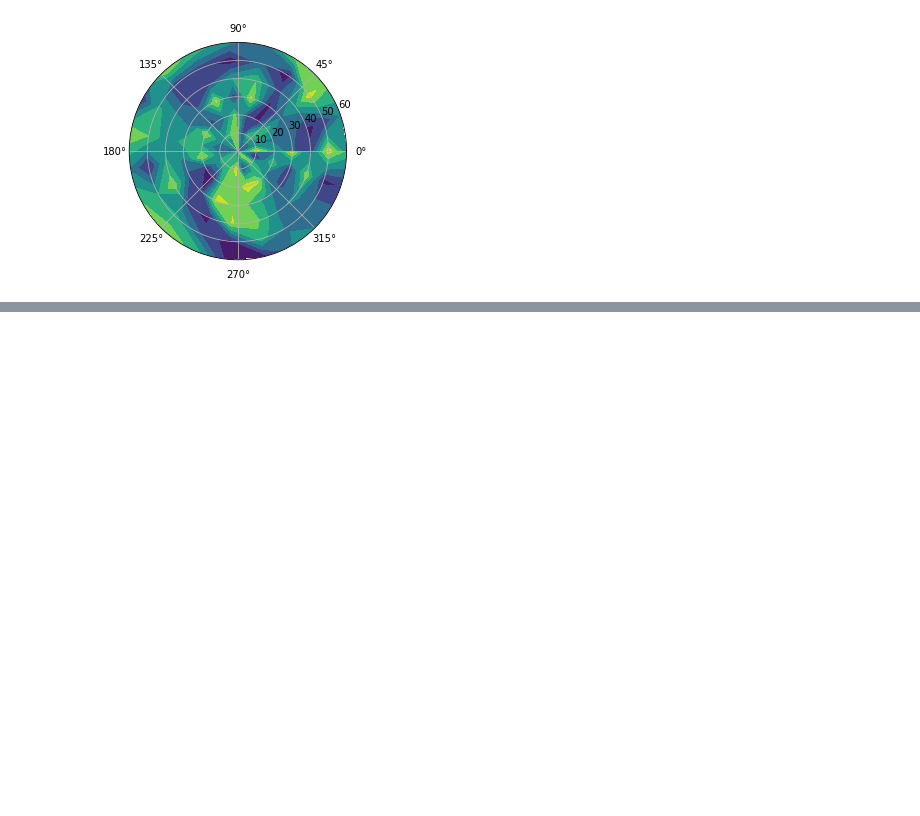
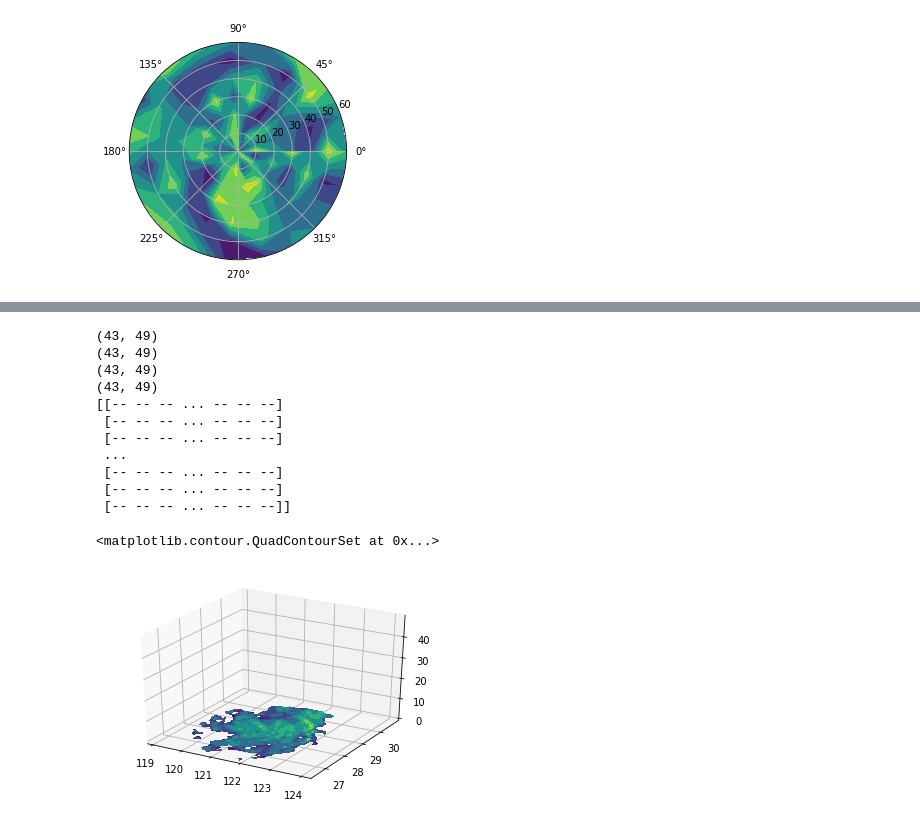
Before and after one commit to liyuan3970/study_demo, a Jupyter notebook: met_plot/rader/pup/test_demo.ipynb, the cells around one changed output, grey strips where cells are left out. Saved outputs shown, nothing was run; the diff lists cells and outputs as text; code cells hidden in the pictures; blank space fills up the shorter version.

```diff
--- a/met_plot/rader/pup/test_demo.ipynb
+++ b/met_plot/rader/pup/test_demo.ipynb
@@ -283,0 +374,57 @@ plt.show()
+# %%
+import cinrad
+%matplotlib inline
+import numpy as np
+import matplotlib.pyplot as plt
+f = cinrad.io.CinradReader('Z_RADR_I_Z9576_20190810000600_O_DOR_SA_CAP.bin.bz2')
+tilt_number = 0
+data_radius = 230
+data_dtype = 'REF' # stands for reflectivity
+r = f.get_data(tilt_number, data_radius, data_dtype)
+v = []
+v.append(r)
+f =cinrad.easycalc.GridMapper(v)
+grid = f(0.1)
+
+lon = grid.lon
+print(lon.shape)
+lat = grid.lat
+# x,y=np.meshgrid(lon, lat)
+data = grid.data
+print(data.shape)
+ra = r
+ra.data = r.height
+a = []
+a.append(ra)
+fa =cinrad.easycalc.GridMapper(a)
+height = fa(0.1)
+print(lon.shape)
+# print(height.data.shape)
+# print(height.lon.shape)
+
+from mpl_toolkits.mplot3d import Axes3D
+fig = plt.figure()
+# 创建3d图形的两种方式
+# ax = Axes3D(fig)
+h = height.data
+print(h.shape)
+print(h)
+ax.scatter(lon, lat,h,cmap='jet', s=40,
+             label='Points')
+#ax.plot_surface(lon, lat,h, rstride=1, cstride=1, cmap=plt.get_cmap('rainbow'))
+ax = fig.add_subplot(111, projection='3d')
+ax.contourf(lon,lat,data,zdir='z',offset=-2)
+# %% [output]
+(43, 49)
+(43, 49)
+(43, 49)
+(43, 49)
+[[-- -- -- ... -- -- --]
+ [-- -- -- ... -- -- --]
+ [-- -- -- ... -- -- --]
+ ...
+ [-- -- -- ... -- -- --]
+ [-- -- -- ... -- -- --]
+ [-- -- -- ... -- -- --]]
+<matplotlib.contour.QuadContourSet at 0x...>
+[figure, added]
```
Also changed, not shown: parts of 4 cells of this notebook, 3 other files.
